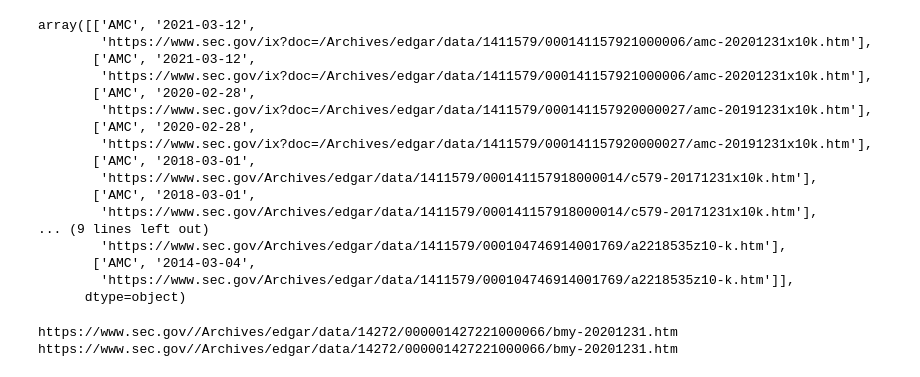
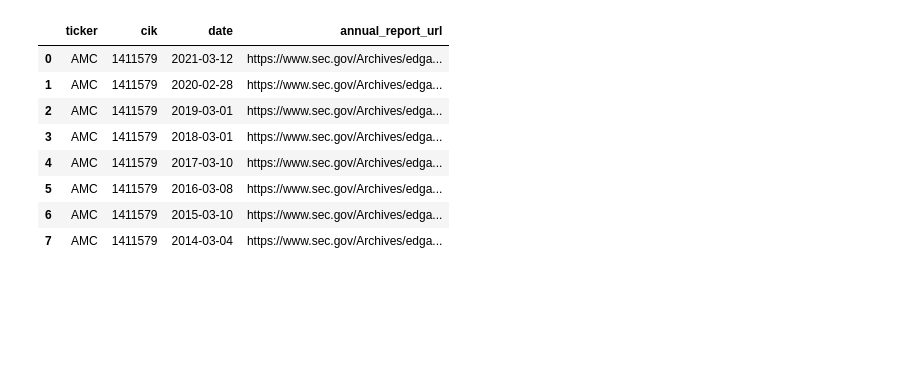
Before and after one commit to vaishalipp/Financial_Reports_NLP, a Jupyter notebook: notebooks/10k_Fillings_scrapper.ipynb, the cells around one changed output. Cells and saved outputs as stored; diff of their text form; code cells hidden in the pictures; blank space fills up the shorter version.

```diff
--- a/notebooks/10k_Fillings_scrapper.ipynb
+++ b/notebooks/10k_Fillings_scrapper.ipynb
@@ -19,14 +17,16 @@ all_filings = json_data['filings']['recent']
 # %%
-def get_fillings(fillings_cik, doc_type, start=0, count=60):
+def get_fillings(fillings_ticker,fillings_cik, doc_type, start=0, count=60):
     fillings_url = 'https://www.sec.gov/cgi-bin/browse-edgar?action=getcompany&CIK={}\
             &type={}&start={}&count={}&owner=exclude&output=atom'.format(fillings_cik, doc_type, start, count)
     fillings_html = edgar_access.get(fillings_url)
     fillings_soup = BeautifulSoup(fillings_html, features="html.parser")
 
     fillings_list = [
-        (link.find('filing-href').getText(),
-         link.find('filing-type').getText(),
-         link.find('filing-date').getText())
+        (fillings_ticker,
+         fillings_cik,
+         link.find('filing-date').getText(),
+         link.find('filing-href').getText())
+         #link.find('filing-type').getText())
         for link in fillings_soup.find_all('entry')]
 
     return fillings_list
@@ -63,28 +44,0 @@ for ticker in sec_fillings.keys():
-# %%
-annual_reports_df.values
-# %% [output]
-array([['AMC', '2021-03-12',
-        'https://www.sec.gov/ix?doc=/Archives/edgar/data/1411579/000141157921000006/amc-20201231x10k.htm'],
-       ['AMC', '2021-03-12',
-        'https://www.sec.gov/ix?doc=/Archives/edgar/data/1411579/000141157921000006/amc-20201231x10k.htm'],
-       ['AMC', '2020-02-28',
-        'https://www.sec.gov/ix?doc=/Archives/edgar/data/1411579/000141157920000027/amc-20191231x10k.htm'],
-       ['AMC', '2020-02-28',
-        'https://www.sec.gov/ix?doc=/Archives/edgar/data/1411579/000141157920000027/amc-20191231x10k.htm'],
-       ['AMC', '2018-03-01',
-        'https://www.sec.gov/Archives/edgar/data/1411579/000141157918000014/c579-20171231x10k.htm'],
-       ['AMC', '2018-03-01',
-        'https://www.sec.gov/Archives/edgar/data/1411579/000141157918000014/c579-20171231x10k.htm'],
-... (9 lines left out)
-        'https://www.sec.gov/Archives/edgar/data/1411579/000104746914001769/a2218535z10-k.htm'],
-       ['AMC', '2014-03-04',
-        'https://www.sec.gov/Archives/edgar/data/1411579/000104746914001769/a2218535z10-k.htm']],
-      dtype=object)
-# %%
-for tr_tag in fillings_links_soup.find_all('tr'):
-    for td_tag in tr_tag.find_all('td'):
-        if(td_tag.text == '10-K'):
-          print(tr_tag.find('a')["href"].replace("/ix?doc=","https://www.sec.gov/"))
-# %% [output]
-https://www.sec.gov//Archives/edgar/data/14272/000001427221000066/bmy-20201231.htm
-https://www.sec.gov//Archives/edgar/data/14272/000001427221000066/bmy-20201231.htm
@@ -90,0 +49,12 @@ https://www.sec.gov//Archives/edgar/data/14272/000001427221000066/bmy-20201231.h
+# %%
+sec_fillings_df
+# %% [output]
+|  | ticker | cik | date | annual_report_url |
+| 0 | AMC | 1411579 | 2021-03-12 | https://www.sec.gov/Archives/edga... |
+| 1 | AMC | 1411579 | 2020-02-28 | https://www.sec.gov/Archives/edga... |
+| 2 | AMC | 1411579 | 2019-03-01 | https://www.sec.gov/Archives/edga... |
+| 3 | AMC | 1411579 | 2018-03-01 | https://www.sec.gov/Archives/edga... |
+| 4 | AMC | 1411579 | 2017-03-10 | https://www.sec.gov/Archives/edga... |
+| 5 | AMC | 1411579 | 2016-03-08 | https://www.sec.gov/Archives/edga... |
+| 6 | AMC | 1411579 | 2015-03-10 | https://www.sec.gov/Archives/edga... |
+| 7 | AMC | 1411579 | 2014-03-04 | https://www.sec.gov/Archives/edga... |
```
Also changed, not shown: parts of 16 cells of this notebook.
